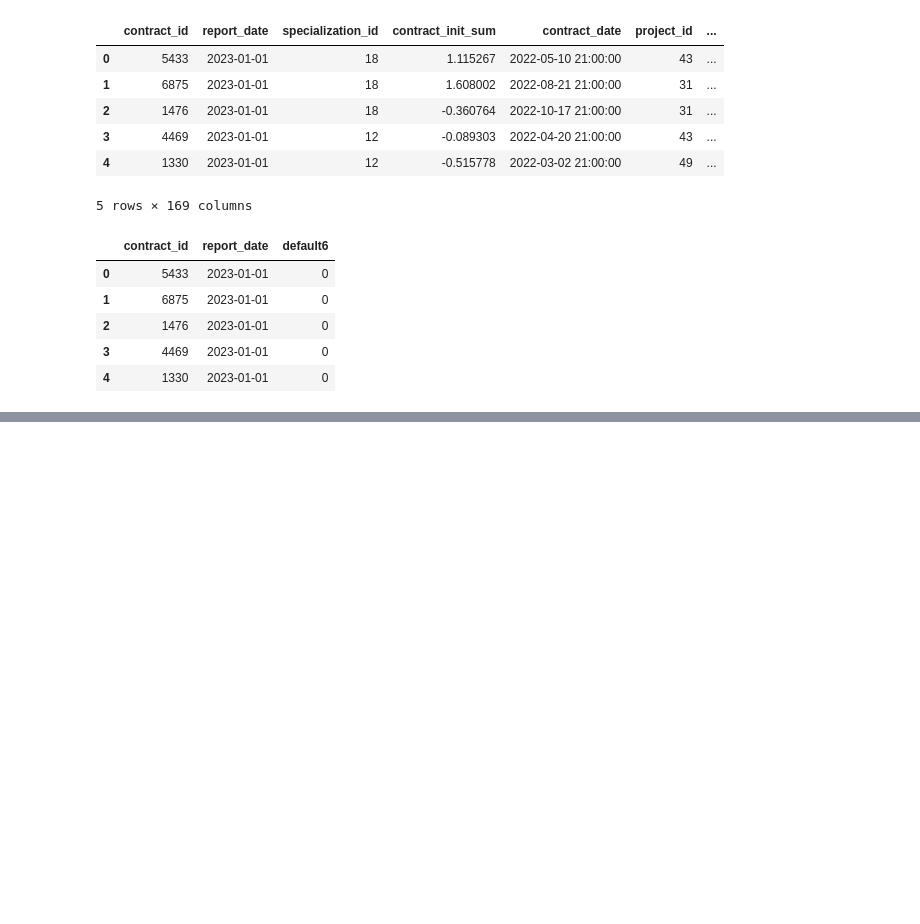
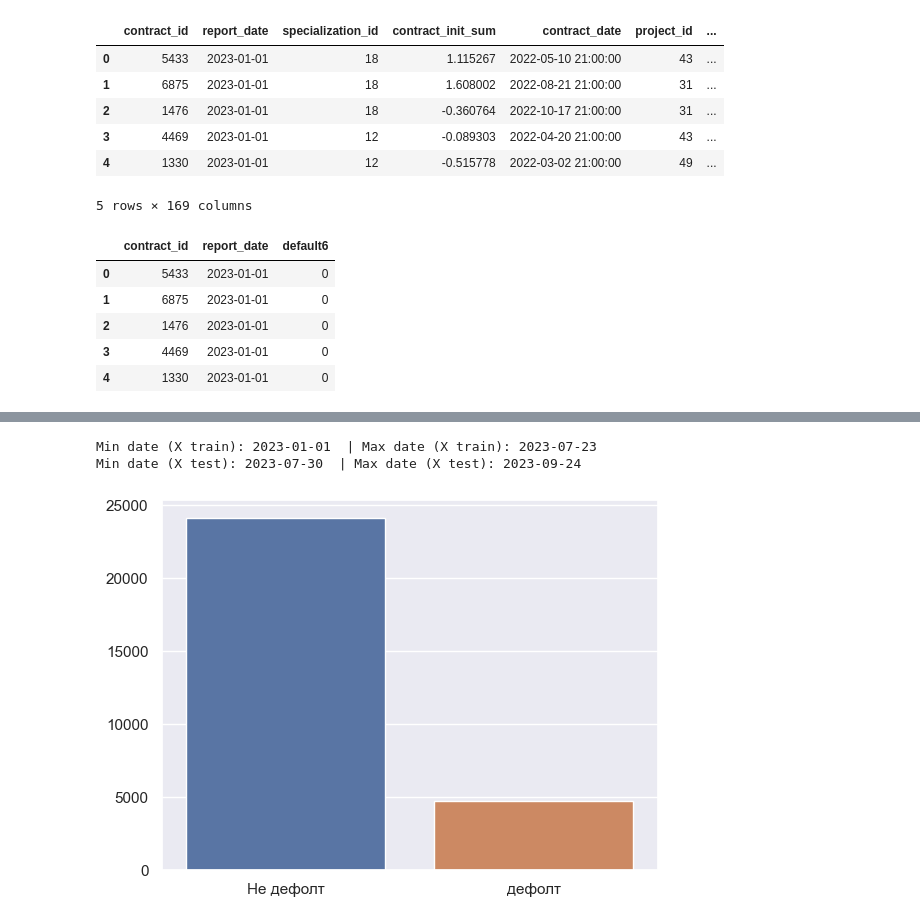
Before and after one commit to Scorpgodwest/contractor_churn_prediction, a Jupyter notebook: research/EDA.ipynb, the cells around one changed output, grey strips where cells are left out. Drawn from its saved outputs; the diff is of its cells as text; code cells hidden in the pictures; blank space fills up the shorter version.

```diff
--- a/research/EDA.ipynb
+++ b/research/EDA.ipynb
@@ -8,6 +8,7 @@ import pandas as pd
 import numpy as np
 import matplotlib.pyplot as plt
 import seaborn as sns
+sns.set(style='darkgrid')
 # %% [markdown]
 <h4>Loading data</h4>
 # %%
@@ -44,0 +164,10 @@ y_train.head()
+# %%
+print('Min date (X train):', X_train['report_date'].min().strftime('%Y-%m-%d'), ' | Max date (X train):', X_train['report_date'].max().strftime('%Y-%m-%d'))
+print('Min date (X test):', X_test['report_date'].min().strftime('%Y-%m-%d'), ' | Max date (X test):', X_test['report_date'].max().strftime('%Y-%m-%d'))
+# %% [output]
+Min date (X train): 2023-01-01  | Max date (X train): 2023-07-23
+Min date (X test): 2023-07-30  | Max date (X test): 2023-09-24
+# %%
+sns.barplot(x=['Не дефолт', 'дефолт'], y=y_train['default6'].value_counts().values);
+# %% [output]
+[figure, added]
```
Also changed, not shown: parts of 14 cells of this notebook, 1 other file.
